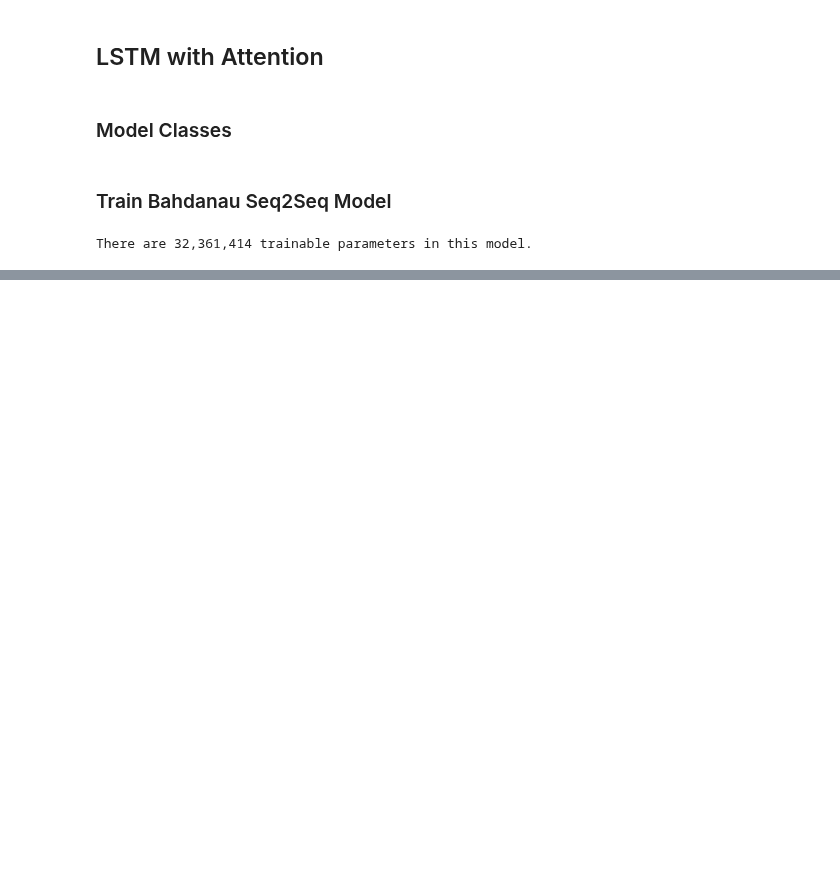
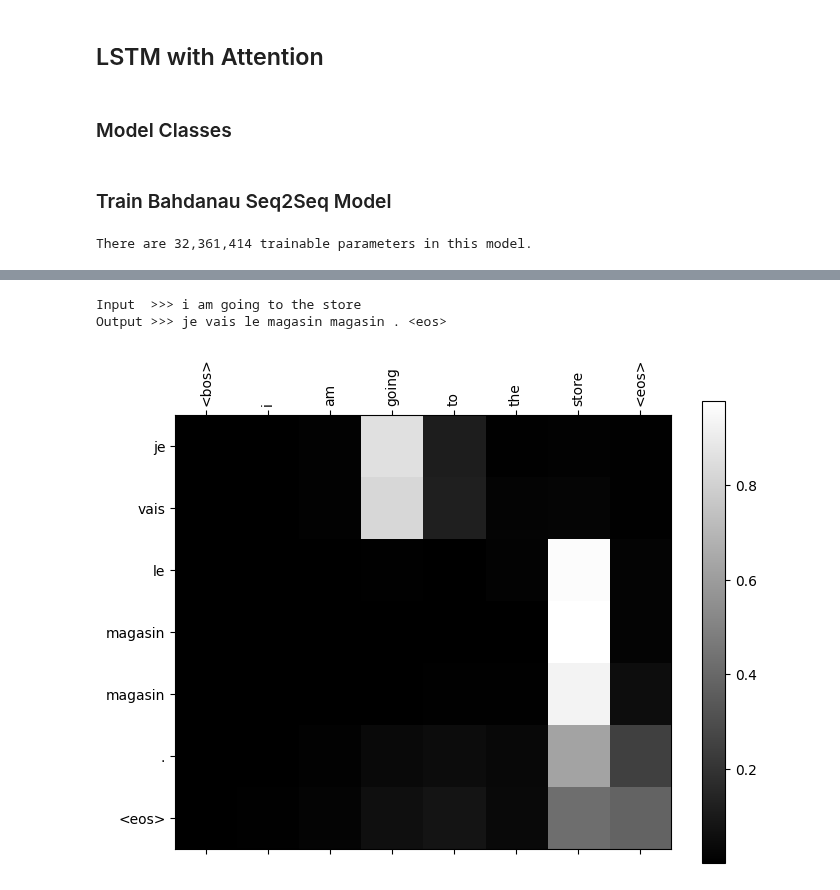
Before and after one commit to rkaunismaa/TransformersForMachineLearning, a Jupyter notebook: Chapter-2-Machine-Translation_Work.ipynb, the cells around one changed output, grey strips where cells are left out. Saved outputs shown, nothing was run; the diff lists cells and outputs as text; code cells hidden in the pictures; blank space fills up the shorter version.

```diff
--- a/Chapter-2-Machine-Translation_Work.ipynb
+++ b/Chapter-2-Machine-Translation_Work.ipynb
@@ -725,6 +725,9 @@ enc_optim = torch.optim.AdamW(seq2seq.encoder.parameters(), lr=1e-4)
 dec_optim = torch.optim.AdamW(seq2seq.decoder.parameters(), lr=1e-4)
 optims = MultipleOptimizer(enc_optim, dec_optim)
 loss_fn = nn.CrossEntropyLoss(ignore_index=PAD_IDX)
+# %%
+reTrain = False
+loadPreTrainedModel = not reTrain
 # %%
 N_EPOCHS = 20
 CLIP = 10 # clipping value, or None to prevent gradient clipping
@@ -786,0 +778,3 @@ Checkpointing at epoch 13
+# %%
+if loadPreTrainedModel:
+    seq2seq.load_state_dict(torch.load(model_path, map_location=device))
@@ -786,0 +833,30 @@ Checkpointing at epoch 13
+# %%
+def show_attention(input_sentence, output_sentence, attentions, figsize=(8,6)):
+    fig = plt.figure(figsize=figsize)
+    ax = fig.add_subplot(111)
+    cax = ax.matshow(attentions.numpy(), cmap='gray')
+    fig.colorbar(cax)
+
+    src = ['', '<bos>'] + input_sentence.split(' ') + ['<eos>']
+    tgt = [''] + output_sentence.split(' ')
+    ax.set_xticklabels(src, rotation=90)
+    ax.set_yticklabels(tgt)
+
+    ax.xaxis.set_major_locator(ticker.MultipleLocator(1))
+    ax.yaxis.set_major_locator(ticker.MultipleLocator(1))
+
+    plt.show()
+# %%
+def predict_and_show_attention(sentence, model, device):
+    result, attentions = predict_text(model, sentence, device)
+
+    print("Input  >>>", sentence)
+    print("Output >>>", result)
+
+    show_attention(sentence, result, attentions)
+# %%
+predict_and_show_attention("i am going to the store", seq2seq, device)
+# %% [output]
+Input  >>> i am going to the store
+Output >>> je vais le magasin magasin . <eos>
+[figure, added]
```
Also changed, not shown: parts of 13 cells of this notebook.
